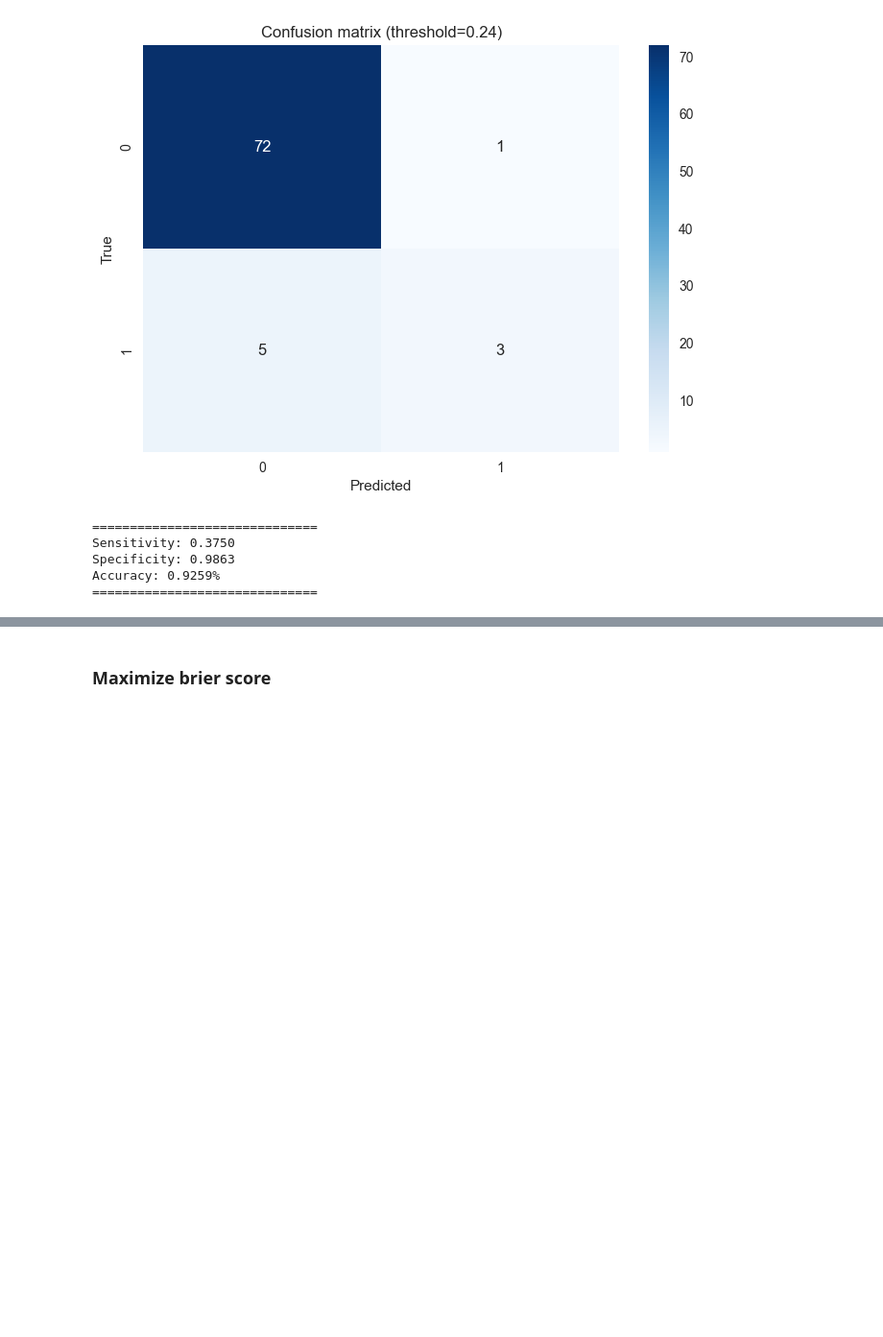
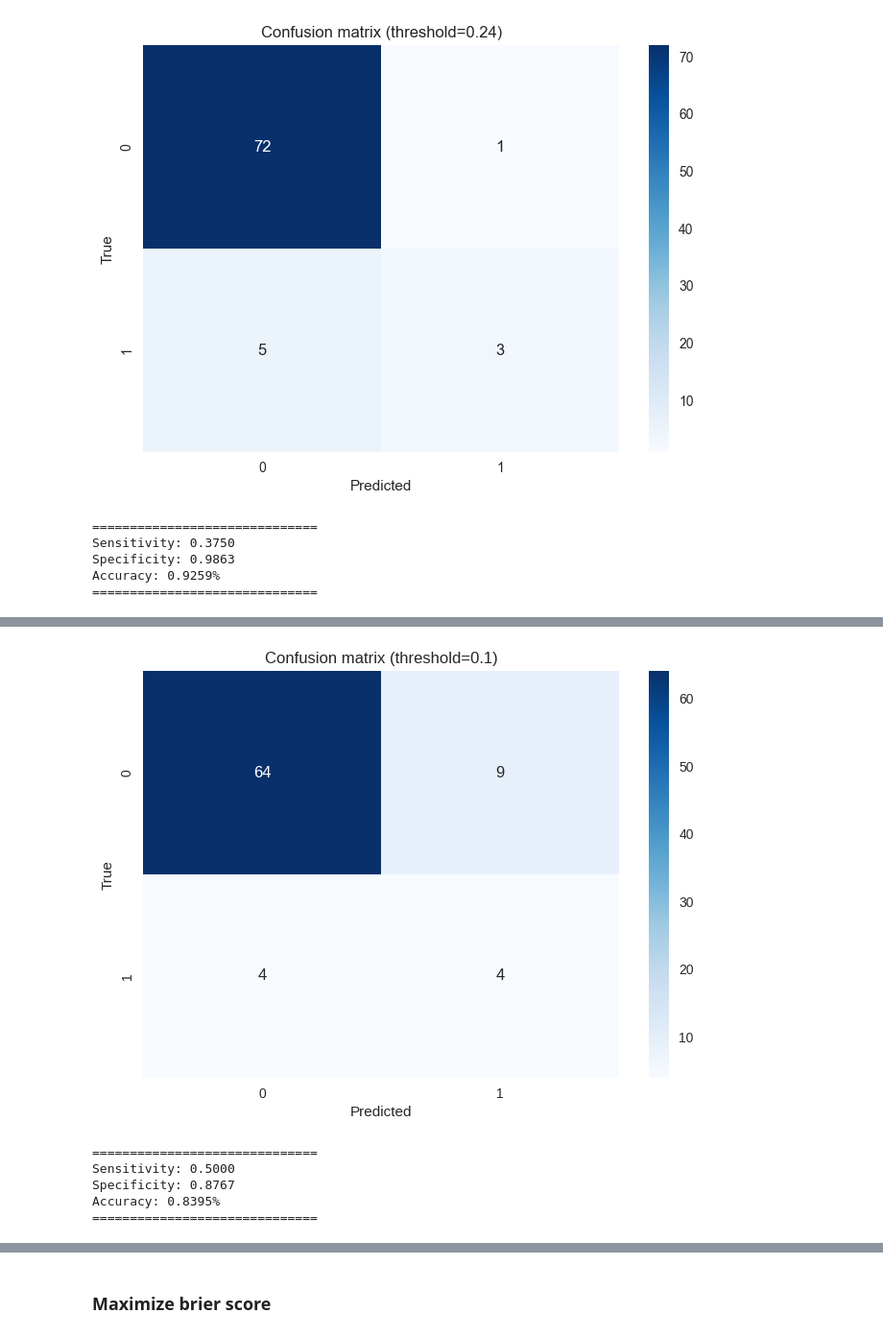
Before and after one commit to PiotrRenk/microscopic-epe-proj, a Jupyter notebook: notebooks/nodal_involvment_unified.ipynb, the cells around one changed output, grey strips where cells are left out. Shown at 96% size. Drawn from its saved outputs; the diff is of its cells as text; code cells hidden in the pictures; blank space fills up the shorter version.

```diff
--- a/notebooks/nodal_involvment_unified.ipynb
+++ b/notebooks/nodal_involvment_unified.ipynb
@@ -254,0 +243,9 @@ Accuracy: 0.9259%
+# %%
+plot_confusion_matrix(y_true, y_pred_probs=y_pred_probs, threshold=0.1)
+# %% [output]
+[figure, added]
+==============================
+Sensitivity: 0.5000
+Specificity: 0.8767
+Accuracy: 0.8395%
+==============================
```
Also changed, not shown: parts of 4 cells of this notebook, 3 other files.
